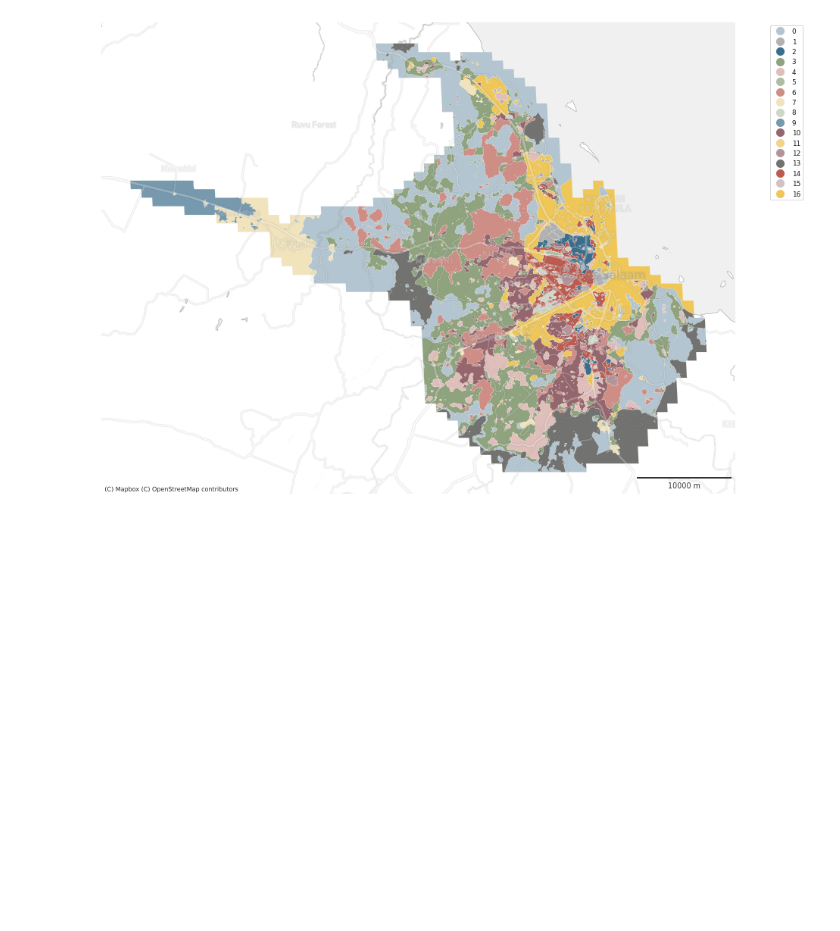
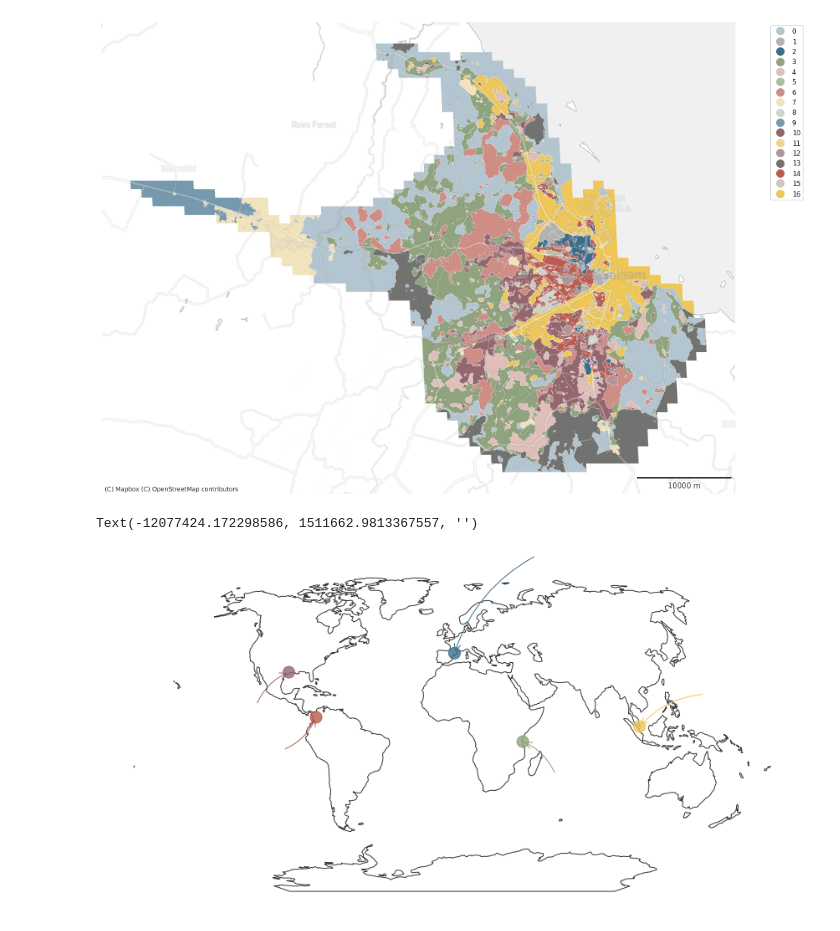
Before and after one commit to urbangrammarai/spatial_signatures_concept, a Jupyter notebook: code/paper_figures.ipynb, the cells around one changed output. Drawn from its saved outputs; the diff is of its cells as text; code cells hidden in the pictures; blank space fills up the shorter version.

Commit message:
add code to create world map

```diff
--- a/code/paper_figures.ipynb
+++ b/code/paper_figures.ipynb
@@ -274,3 +275,65 @@ ax.add_artist(leg_points)
 plt.savefig("../paper/figures/dar_es_salaam.png", dpi=300, bbox_inches="tight")
 # %% [output]
 [figure]
+# %%
+world = gpd.read_file(gpd.datasets.get_path('naturalearth_lowres')).dissolve().to_crs("+proj=wintri")
+# %%
+gdf = gpd.GeoDataFrame({"city": ["Barcelona", "Medellin", 'Dar es Salaam', 'Singapore', 'Houston']},
+                       geometry=[Point(1.41255962598549, 42.110661849474675),
+                                Point(-75.6228907936514, 6.324592026693382),
+                                Point(39.21329108932159, -6.8733488834917935),
+                                Point(103.9235428728682,1.276390943209925),
+                                Point(-95.32682393205496, 29.83517835513806)],
+                       crs=4326
+).to_crs("+proj=wintri")
+# %%
+ax = world.boundary.plot(color=ugg.COLORS[0], figsize=(15, 15), linewidth=1)
+gdf.plot(ax=ax, color=ugg.COLORS[1:], markersize=200, alpha=.8, zorder=2)
+ax.set_axis_off()
+ax.annotate("",
+            xy=(gdf.geometry.x[0], gdf.geometry.y[0]), xycoords='data',
+            xytext=(gdf.geometry.x[0] + 5000000, gdf.geometry.y[0] + 6000000), textcoords='data',
+            size=20, va="center", ha="center",
+            arrowprops=dict(arrowstyle='->',
+                            connectionstyle="arc3,rad=0.2", color=ugg.COLORS[1]),
+            color=ugg.COLORS[0],
+            fontname = 'Times',
+            )
+ax.annotate("",
+            xy=(gdf.geometry.x[1], gdf.geometry.y[1]), xycoords='data',
+            xytext=(gdf.geometry.x[1] - 2000000, gdf.geometry.y[1] - 2000000), textcoords='data',
+            size=20, va="center", ha="center",
+            arrowprops=dict(arrowstyle='->',
+                            connectionstyle="arc3,rad=0.2", color=ugg.COLORS[2]),
+            )
+ax.annotate("",
+            xy=(gdf.geometry.x[2], gdf.geometry.y[2]), xycoords='data',
+            xytext=(gdf.geometry.x[2] + 2000000, gdf.geometry.y[2] - 2000000), textcoords='data',
+            size=20, va="center", ha="center",
+            arrowprops=dict(arrowstyle='->',
+                            connectionstyle="arc3,rad=0.2", color=ugg.COLORS[3]),
+            color=ugg.COLORS[3],
+            fontname = 'Times',
+            )
+ax.annotate("",
+            xy=(gdf.geometry.x[3], gdf.geometry.y[3]), xycoords='data',
+            xytext=(gdf.geometry.x[3] + 4000000, gdf.geometry.y[3] + 2000000), textcoords='data',
+            size=20, va="center", ha="center",
+            arrowprops=dict(arrowstyle='->',
+                            connectionstyle="arc3,rad=0.2", color=ugg.COLORS[4]),
+            color=ugg.COLORS[4],
+            fontname = 'Times',
+            )
+ax.annotate("",
+            xy=(gdf.geometry.x[4], gdf.geometry.y[4]), xycoords='data',
+            xytext=(gdf.geometry.x[4] - 2000000, gdf.geometry.y[4] - 2000000), textcoords='data',
+            size=20, va="center", ha="center",
+            arrowprops=dict(arrowstyle='->',
+                            connectionstyle="arc3,rad=-0.2", color=ugg.COLORS[5]),
+            color=ugg.COLORS[5],
+            fontname = 'Times',
+            )
+# plt.savefig("/Users/martin/Git/ug_talks/fig/sp_sig/examples_map.svg", bbox_inches="tight")
+# %% [output]
+Text(-12077424.172298586, 1511662.9813367557, '')
+[figure, added]
```
Also changed, not shown: parts of 1 cell of this notebook.
